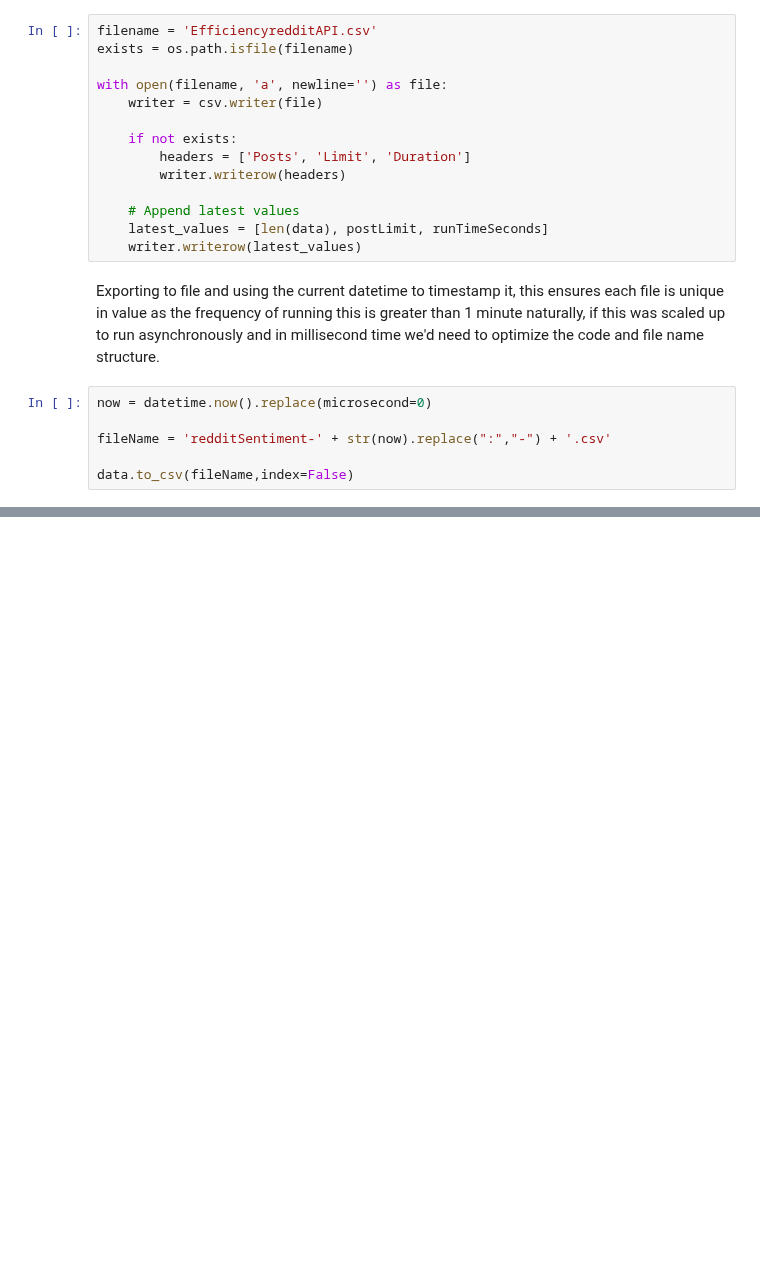
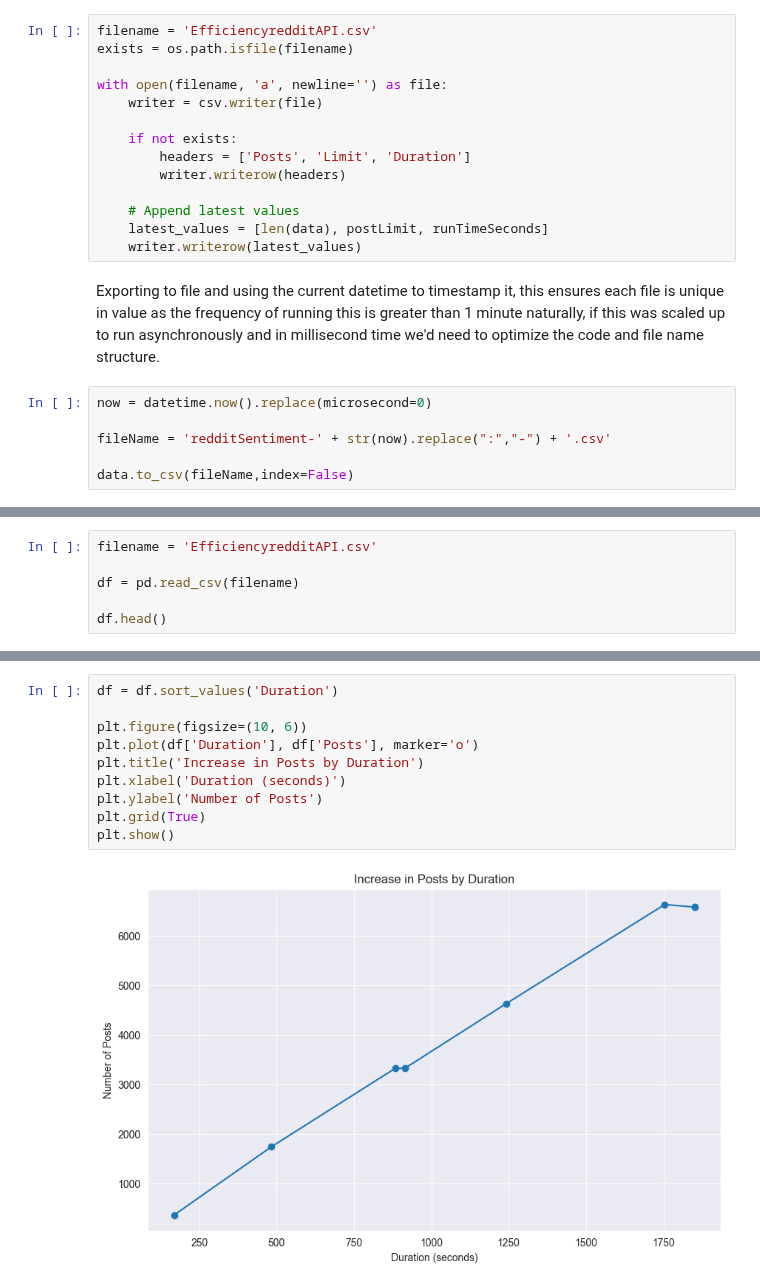
Before and after one commit to sbs23066/CA2---Irish-Construction-Project, a Jupyter notebook: reddit.ipynb, the cells around one changed output, grey strips where cells are left out. Saved outputs shown, nothing was run; the diff lists cells and outputs as text; blank space fills up the shorter version.

```diff
--- a/reddit.ipynb
+++ b/reddit.ipynb
@@ -255,0 +365,6 @@ data.to_csv(fileName,index=False)
+# %%
+filename = 'EfficiencyredditAPI.csv'
+
+df = pd.read_csv(filename)
+
+df.head()
@@ -255,0 +378,12 @@ data.to_csv(fileName,index=False)
+# %%
+df = df.sort_values('Duration')
+
+plt.figure(figsize=(10, 6))
+plt.plot(df['Duration'], df['Posts'], marker='o')
+plt.title('Increase in Posts by Duration')
+plt.xlabel('Duration (seconds)')
+plt.ylabel('Number of Posts')
+plt.grid(True)
+plt.show()
+# %% [output]
+[figure, added]
```
Also changed, not shown: parts of 9 cells of this notebook.
